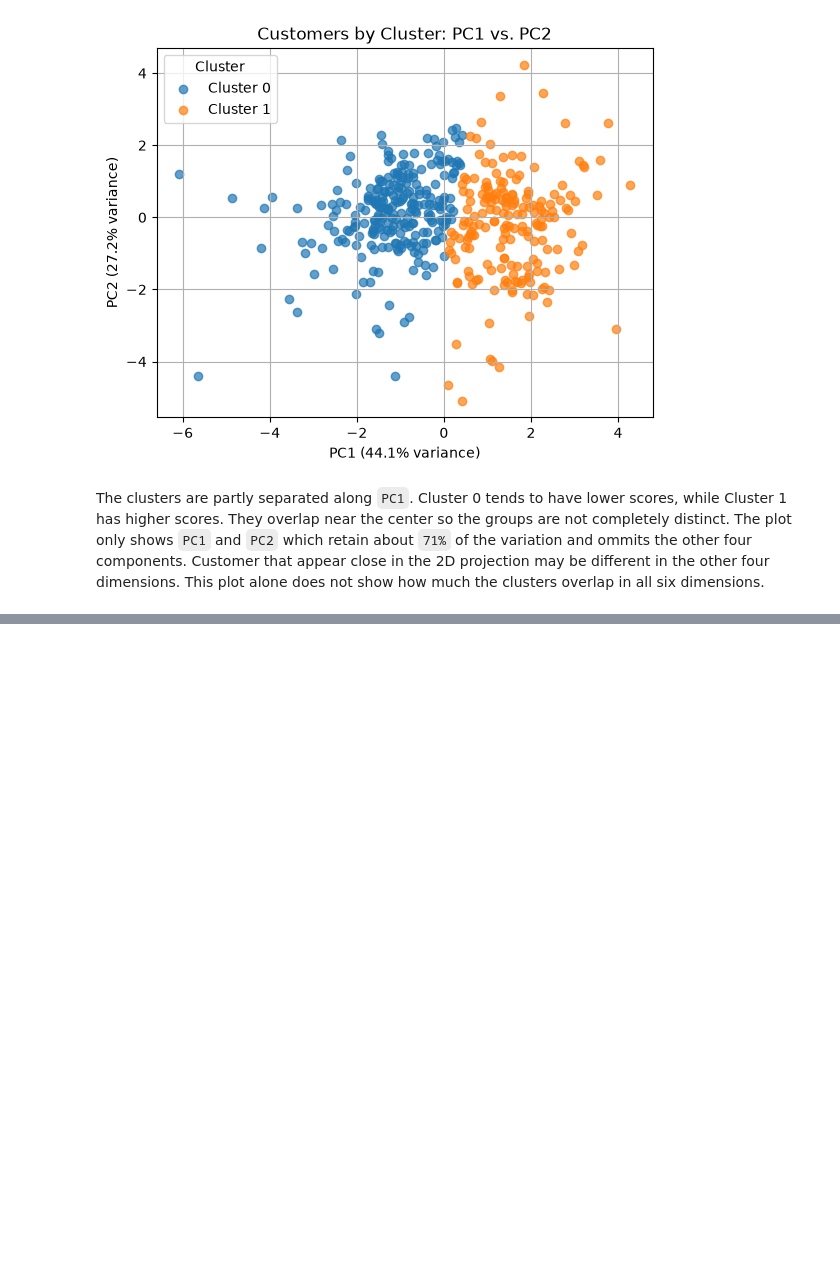
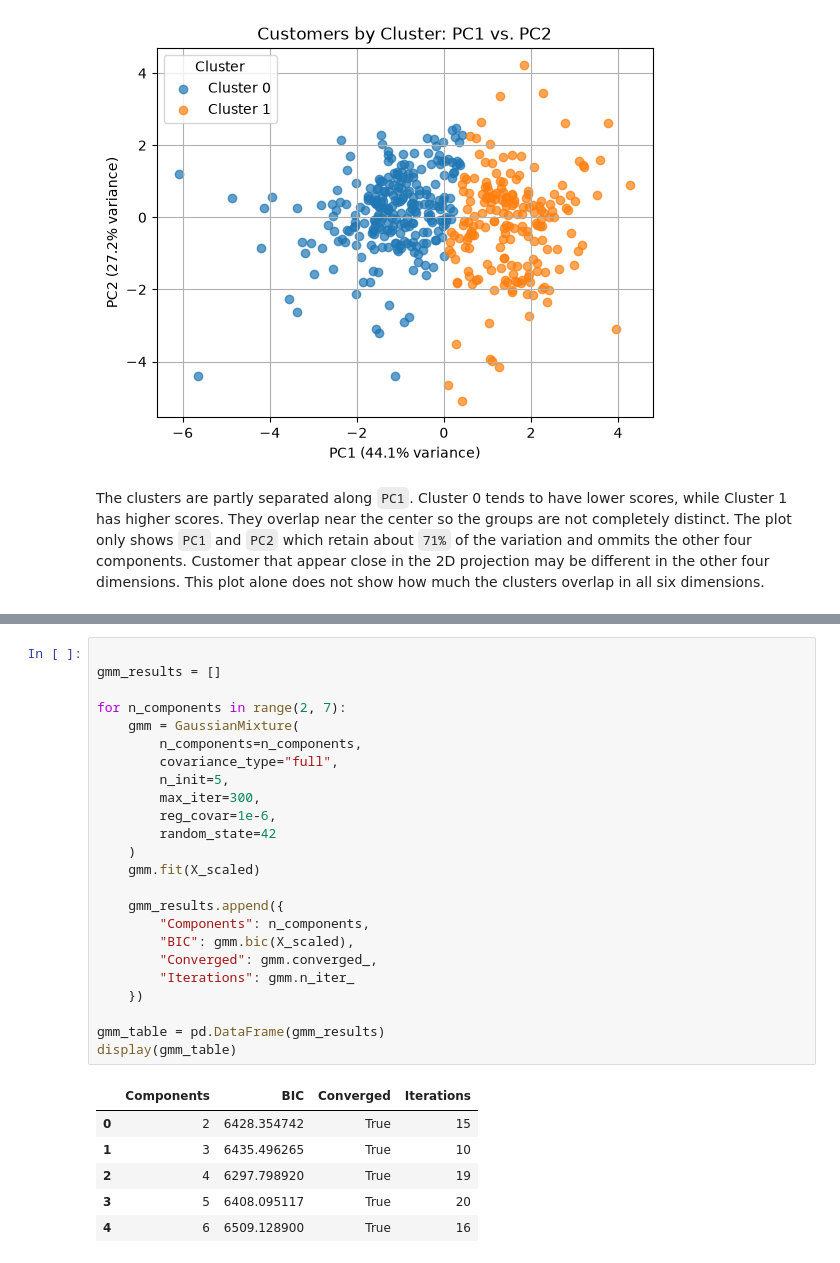
Before and after one commit to codettlaff/CPTS_575, a Jupyter notebook: assignment5/assignment5.ipynb, the cells around one changed output, grey strips where cells are left out. Drawn from its saved outputs; the diff is of its cells as text; blank space fills up the shorter version.

```diff
--- a/assignment5/assignment5.ipynb
+++ b/assignment5/assignment5.ipynb
@@ -296,0 +302,31 @@ For multidimensional data, each component has a mean vector and a covariance mat
+# %%
+
+gmm_results = []
+
+for n_components in range(2, 7):
+    gmm = GaussianMixture(
+        n_components=n_components,
+        covariance_type="full",
+        n_init=5,
+        max_iter=300,
+        reg_covar=1e-6,
+        random_state=42
+    )
+    gmm.fit(X_scaled)
+
+    gmm_results.append({
+        "Components": n_components,
+        "BIC": gmm.bic(X_scaled),
+        "Converged": gmm.converged_,
+        "Iterations": gmm.n_iter_
+    })
+
+gmm_table = pd.DataFrame(gmm_results)
+display(gmm_table)
+# %% [output]
+|  | Components | BIC | Converged | Iterations |
+| 0 | 2 | 6428.354742 | True | 15 |
+| 1 | 3 | 6435.496265 | True | 10 |
+| 2 | 4 | 6297.798920 | True | 19 |
+| 3 | 5 | 6408.095117 | True | 20 |
+| 4 | 6 | 6509.128900 | True | 16 |
```
Also changed, not shown: parts of 12 cells of this notebook.
